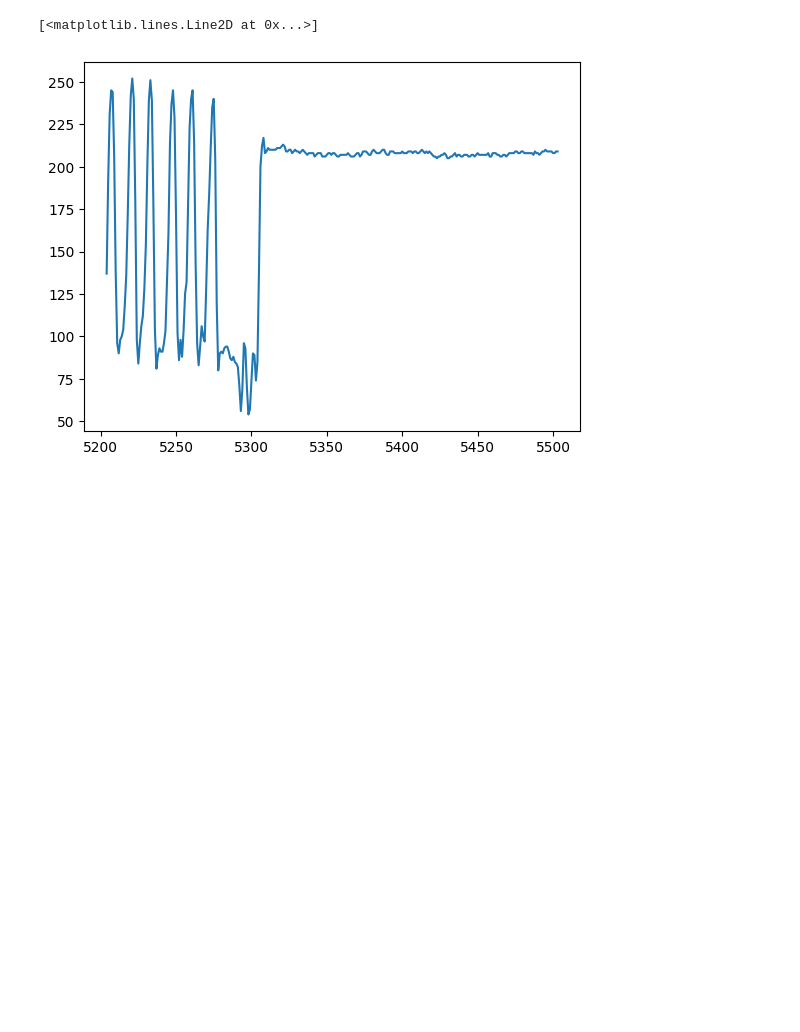
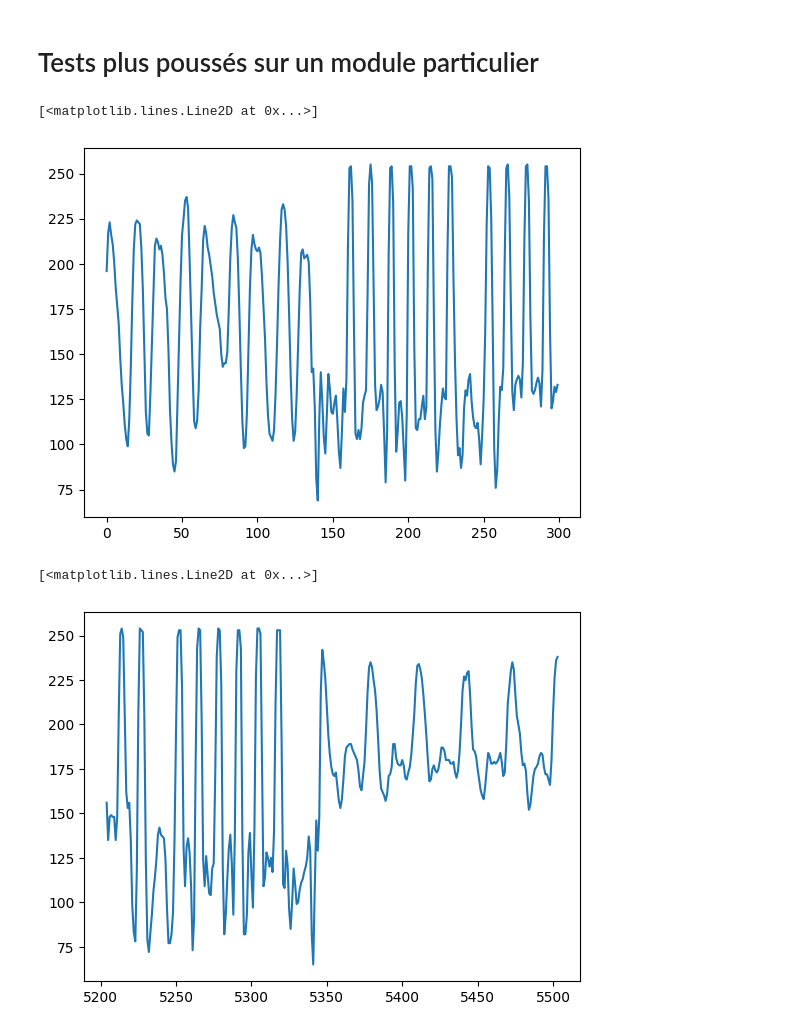
Before and after one commit to GabrielVandersippe/cern-cablage, a Jupyter notebook: lucas.ipynb, the cells around one changed output. Saved outputs shown, nothing was run; the diff lists cells and outputs as text; code cells hidden in the pictures; blank space fills up the shorter version.

```diff
--- a/lucas.ipynb
+++ b/lucas.ipynb
@@ -547,8 +131,20 @@ plt.plot(np.arange(grey.shape[0])[:300], grey[:,left][:300])
+# %% [markdown]
+# Tests plus poussés sur un module particulier
+# %%
+image = cv2.imread('ModulePictures/20UPGM23211355_PPPV2_46_AfterBonding.jpg')
+left = 740
+right = 6130
+grey = cv2.cvtColor(image, cv2.COLOR_BGR2GRAY)
+n = grey.shape[0]
+plt.plot(np.arange(grey.shape[0])[:300], grey[:,left][:300])
+# %% [output]
+[<matplotlib.lines.Line2D at 0x...>]
+[figure, added]
 # %%
 plt.plot(np.arange(grey.shape[0])[n-300:], grey[:,right][n-300:])
 # %% [output]
 [<matplotlib.lines.Line2D at 0x...>]
-[figure, old version]
+[figure, new version]
 # %%
 high, low = crop_lignes(image)
 image_crop = image[high:low]
```
Also changed, not shown: parts of 60 cells of this notebook.
